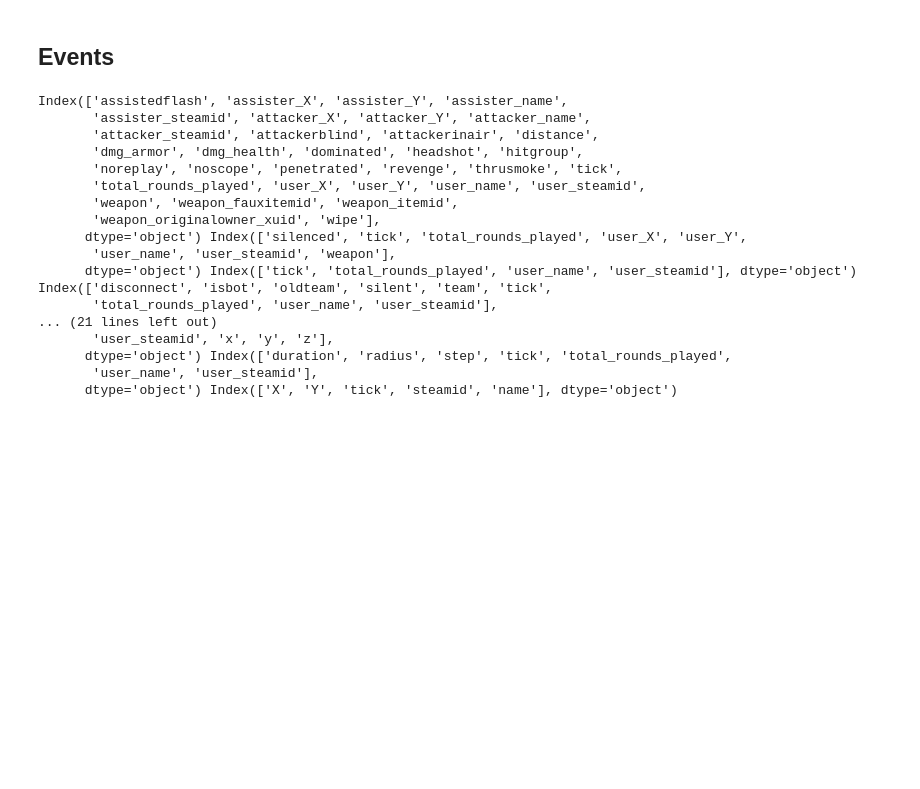
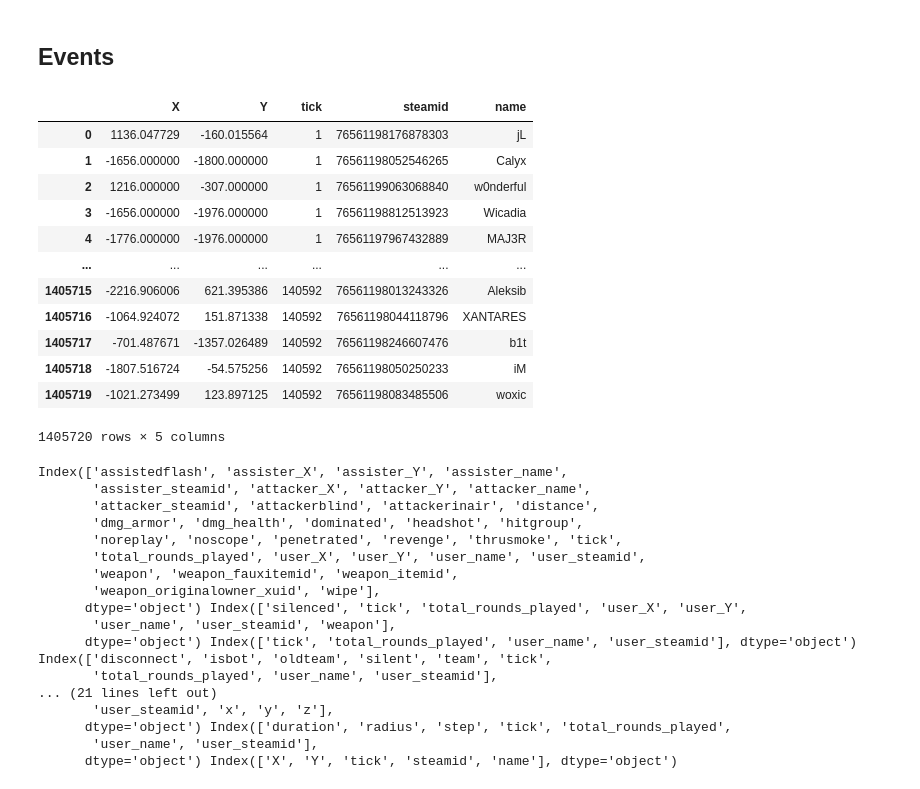
Before and after one commit to MartySagin/ESPORT, a Jupyter notebook: task2.ipynb, the cells around one changed output. Saved outputs shown, nothing was run; the diff lists cells and outputs as text; code cells hidden in the pictures; blank space fills up the shorter version.

```diff
--- a/task2.ipynb
+++ b/task2.ipynb
@@ -76,3 +77,19 @@ df_ticks = parser.parse_ticks(["X", "Y"])
+# %%
+df_ticks
+# %% [output]
+|  | X | Y | tick | steamid | name |
+| 0 | 1136.047729 | -160.015564 | 1 | 76561198176878303 | jL |
+| 1 | -1656.000000 | -1800.000000 | 1 | 76561198052546265 | Calyx |
+| 2 | 1216.000000 | -307.000000 | 1 | 76561199063068840 | w0nderful |
+| 3 | -1656.000000 | -1976.000000 | 1 | 76561198812513923 | Wicadia |
+| 4 | -1776.000000 | -1976.000000 | 1 | 76561197967432889 | MAJ3R |
+| ... | ... | ... | ... | ... | ... |
+| 1405715 | -2216.906006 | 621.395386 | 140592 | 76561198013243326 | Aleksib |
+| 1405716 | -1064.924072 | 151.871338 | 140592 | 76561198044118796 | XANTARES |
+| 1405717 | -701.487671 | -1357.026489 | 140592 | 76561198246607476 | b1t |
+| 1405718 | -1807.516724 | -54.575256 | 140592 | 76561198050250233 | iM |
+| 1405719 | -1021.273499 | 123.897125 | 140592 | 76561198083485506 | woxic |
+1405720 rows × 5 columns
 # %%
 print(df_deaths.keys(),
 df_weapon_fires.keys() ,
```
Also changed, not shown: parts of 7 cells of this notebook.
